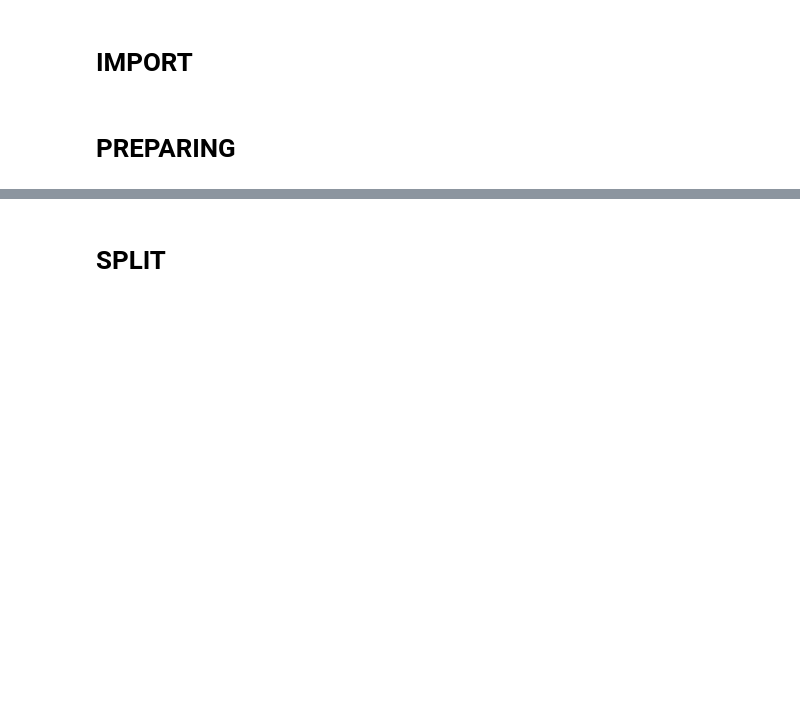
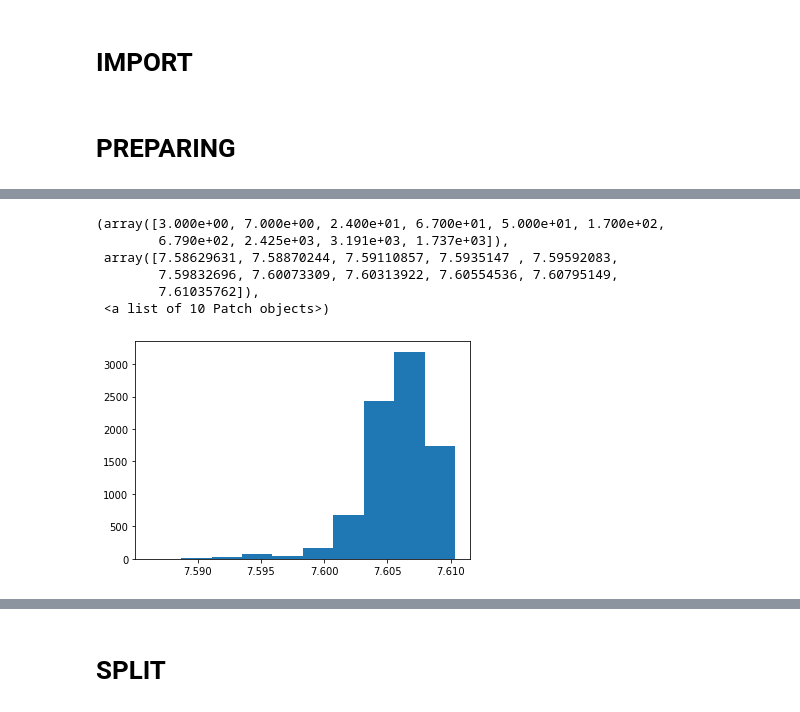
Before and after one commit to alxkzncoff/car_price_prediction_ml_dl, a Jupyter notebook: model/dense_model.ipynb, the cells around one changed output, grey strips where cells are left out. Cells and saved outputs as stored; diff of their text form; code cells hidden in the pictures; blank space fills up the shorter version.

```diff
--- a/model/dense_model.ipynb
+++ b/model/dense_model.ipynb
@@ -44,0 +56,10 @@ df = pd.concat([train, test])
+# %%
+plt.hist(np.log(df['model_date']))
+# %% [output]
+(array([3.000e+00, 7.000e+00, 2.400e+01, 6.700e+01, 5.000e+01, 1.700e+02,
+        6.790e+02, 2.425e+03, 3.191e+03, 1.737e+03]),
+ array([7.58629631, 7.58870244, 7.59110857, 7.5935147 , 7.59592083,
+        7.59832696, 7.60073309, 7.60313922, 7.60554536, 7.60795149,
+        7.61035762]),
+ <a list of 10 Patch objects>)
+[figure, added]
```
Also changed, not shown: parts of 23 cells of this notebook.
